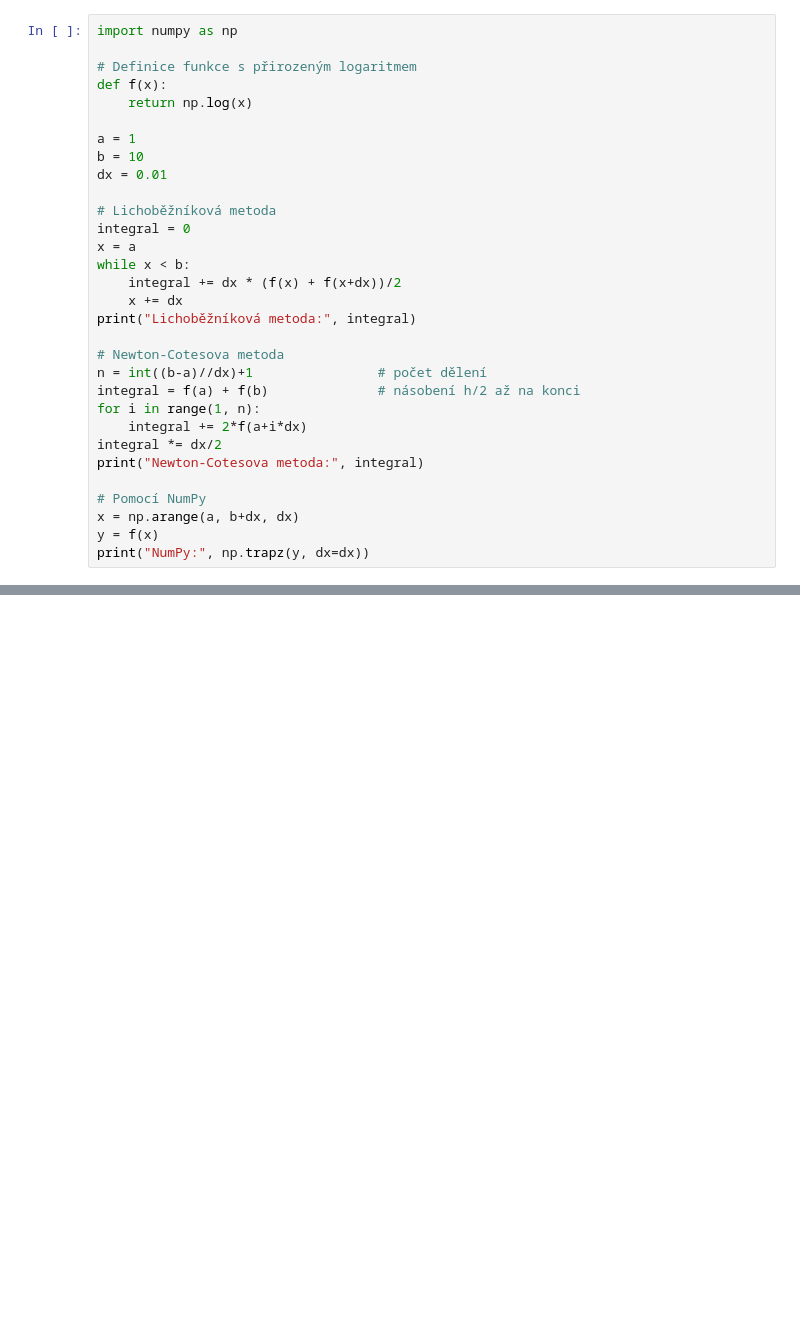
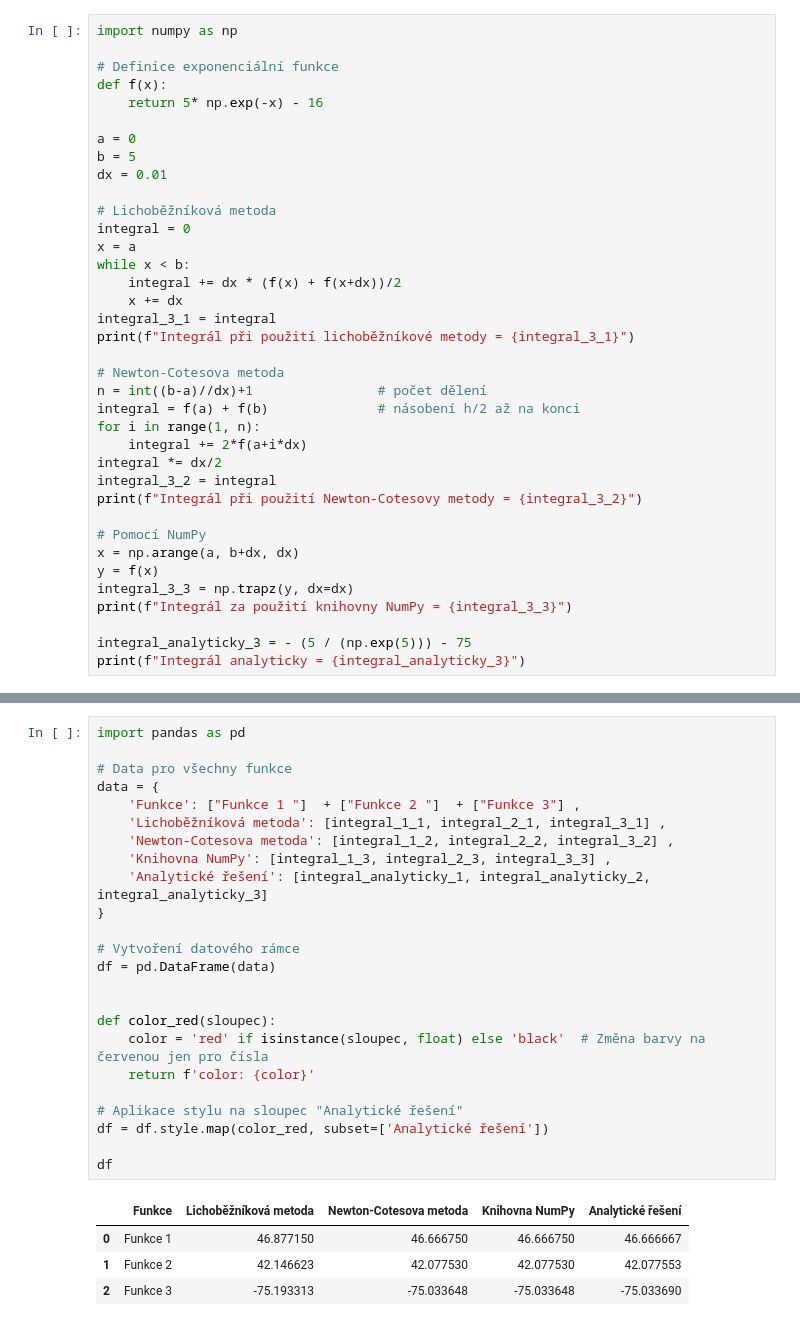
Before and after one commit to majdakleckerova/msw-zapoctovy-dokument, a Jupyter notebook: 9-integrace_funkce.ipynb, the cells around one changed output, grey strips where cells are left out. Cells and saved outputs as stored; diff of their text form; blank space fills up the shorter version.

```diff
--- a/9-integrace_funkce.ipynb
+++ b/9-integrace_funkce.ipynb
@@ -67,12 +81,12 @@ Integrál za použití knihovny NumPy = 42.07753028990464
 # %%
 import numpy as np
 
-# Definice funkce s přirozeným logaritmem
+# Definice exponenciální funkce
 def f(x):
-    return np.log(x)
+    return 5* np.exp(-x) - 16
 
-a = 1
-b = 10
+a = 0
+b = 5
 dx = 0.01
 
 # Lichoběžníková metoda
@@ -81,7 +95,8 @@ x = a
 while x < b:
     integral += dx * (f(x) + f(x+dx))/2
     x += dx
-print("Lichoběžníková metoda:", integral)
+integral_3_1 = integral
+print(f"Integrál při použití lichoběžníkové metody = {integral_3_1}")
 
 # Newton-Cotesova metoda
 n = int((b-a)//dx)+1                # počet dělení
@@ -89,10 +104,15 @@ integral = f(a) + f(b)              # násobení h/2 až na konci
 for i in range(1, n):
     integral += 2*f(a+i*dx)
 integral *= dx/2
-print("Newton-Cotesova metoda:", integral)
+integral_3_2 = integral
+print(f"Integrál při použití Newton-Cotesovy metody = {integral_3_2}")
 
 # Pomocí NumPy
 x = np.arange(a, b+dx, dx)
 y = f(x)
-print("NumPy:", np.trapz(y, dx=dx))
+integral_3_3 = np.trapz(y, dx=dx)
+print(f"Integrál za použití knihovny NumPy = {integral_3_3}")
+
+integral_analyticky_3 = - (5 / (np.exp(5))) - 75
+print(f"Integrál analyticky = {integral_analyticky_3}")
 # %% [output]
@@ -101,0 +123,29 @@ NumPy: 14.02584342996821
+# %%
+import pandas as pd
+
+# Data pro všechny funkce
+data = {
+    'Funkce': ["Funkce 1 "]  + ["Funkce 2 "]  + ["Funkce 3"] ,
+    'Lichoběžníková metoda': [integral_1_1, integral_2_1, integral_3_1] ,
+    'Newton-Cotesova metoda': [integral_1_2, integral_2_2, integral_3_2] ,
+    'Knihovna NumPy': [integral_1_3, integral_2_3, integral_3_3] ,
+    'Analytické řešení': [integral_analyticky_1, integral_analyticky_2, integral_analyticky_3]
+}
+
+# Vytvoření datového rámce
+df = pd.DataFrame(data)
+
+
+def color_red(sloupec):
+    color = 'red' if isinstance(sloupec, float) else 'black'  # Změna barvy na červenou jen pro čísla
+    return f'color: {color}'
+
+# Aplikace stylu na sloupec "Analytické řešení"
+df = df.style.map(color_red, subset=['Analytické řešení'])
+
+df
+# %% [output]
+|  | Funkce | Lichoběžníková metoda | Newton-Cotesova metoda | Knihovna NumPy | Analytické řešení |
+| 0 | Funkce 1 | 46.877150 | 46.666750 | 46.666750 | 46.666667 |
+| 1 | Funkce 2 | 42.146623 | 42.077530 | 42.077530 | 42.077553 |
+| 2 | Funkce 3 | -75.193313 | -75.033648 | -75.033648 | -75.033690 |
```
Also changed, not shown: parts of 3 cells of this notebook, 2 other files.
